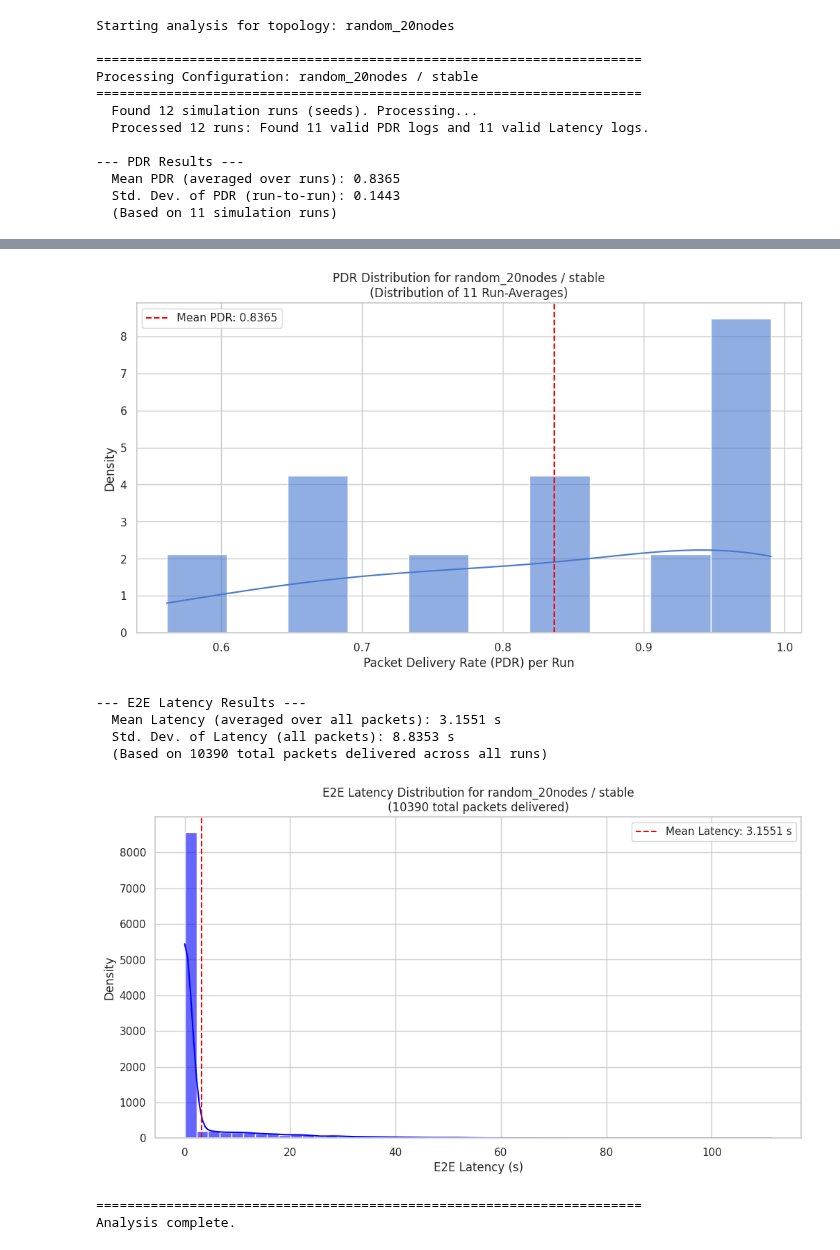
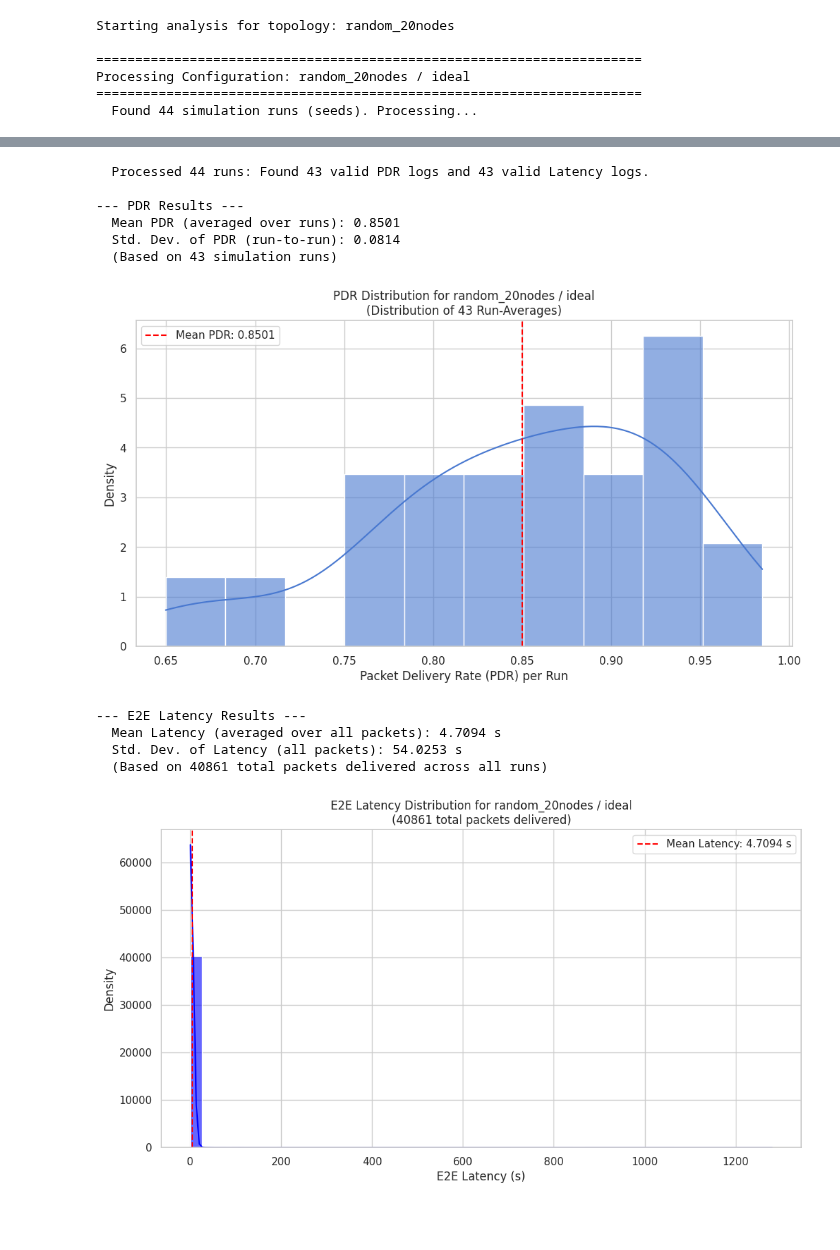
Before and after one commit to damiano-salvaterra/SPE-project, a Jupyter notebook: src/evaluation/process_results.ipynb, the cells around one changed output, grey strips where cells are left out. Drawn from its saved outputs; the diff is of its cells as text; code cells hidden in the pictures; blank space fills up the shorter version.

```diff
--- a/src/evaluation/process_results.ipynb
+++ b/src/evaluation/process_results.ipynb
@@ -15,7 +15,7 @@ import warnings
 
 # 1. Set this to the parent directory containing your topology folders
 #    (e.g., the 'poisson_traffic' folder that holds 'random_20nodes')
-PATH_TO_RESULTS_PARENT_FOLDER = Path("/home/damole/Documents/develop/SPE-project/results/batch_2025-11-09_15-02-16/poisson_traffic")
+PATH_TO_RESULTS_PARENT_FOLDER = Path("/home/damole/Documents/develop/SPE-project/results/batch_2025-11-09_20-12-05/poisson_traffic")
 
 # 2. Set this to the specific topology folder you want to analyze
 #    (e.g., "random_20nodes" or "cluster-tree_20nodes")
@@ -245,12 +245,6 @@ print("Analysis complete.")
 Starting analysis for topology: random_20nodes
 
 ======================================================================
-Processing Configuration: random_20nodes / stable
+Processing Configuration: random_20nodes / ideal
 ======================================================================
-  Found 12 simulation runs (seeds). Processing...
-  Processed 12 runs: Found 11 valid PDR logs and 11 valid Latency logs.
-
---- PDR Results ---
-  Mean PDR (averaged over runs): 0.8365
-  Std. Dev. of PDR (run-to-run): 0.1443
-  (Based on 11 simulation runs)
+  Found 44 simulation runs (seeds). Processing...
@@ -258,8 +252,12 @@ Processing Configuration: random_20nodes / stable
+  Processed 44 runs: Found 43 valid PDR logs and 43 valid Latency logs.
+
+--- PDR Results ---
+  Mean PDR (averaged over runs): 0.8501
+  Std. Dev. of PDR (run-to-run): 0.0814
+  (Based on 43 simulation runs)
-[figure, old version]
+[figure, new version]
---- E2E Latency Results ---
-  Mean Latency (averaged over all packets): 3.1551 s
-  Std. Dev. of Latency (all packets): 8.8353 s
-  (Based on 10390 total packets delivered across all runs)
+--- E2E Latency Results ---
+  Mean Latency (averaged over all packets): 4.7094 s
+  Std. Dev. of Latency (all packets): 54.0253 s
+  (Based on 40861 total packets delivered across all runs)
-[figure, old version]
+[figure, new version]
-======================================================================
-Analysis complete.
```
Also changed, not shown: parts of 1 cell of this notebook, 8 other files.
